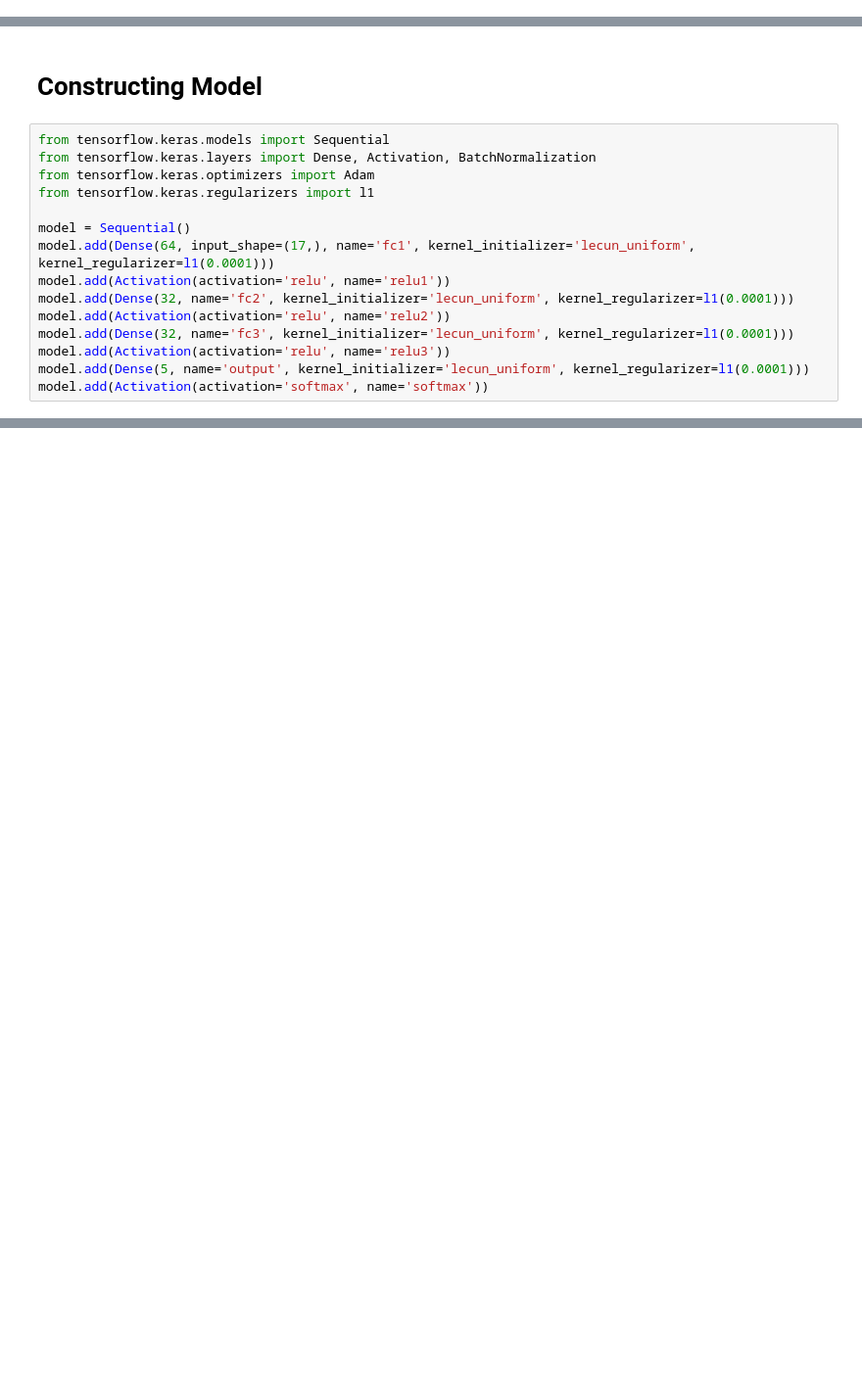
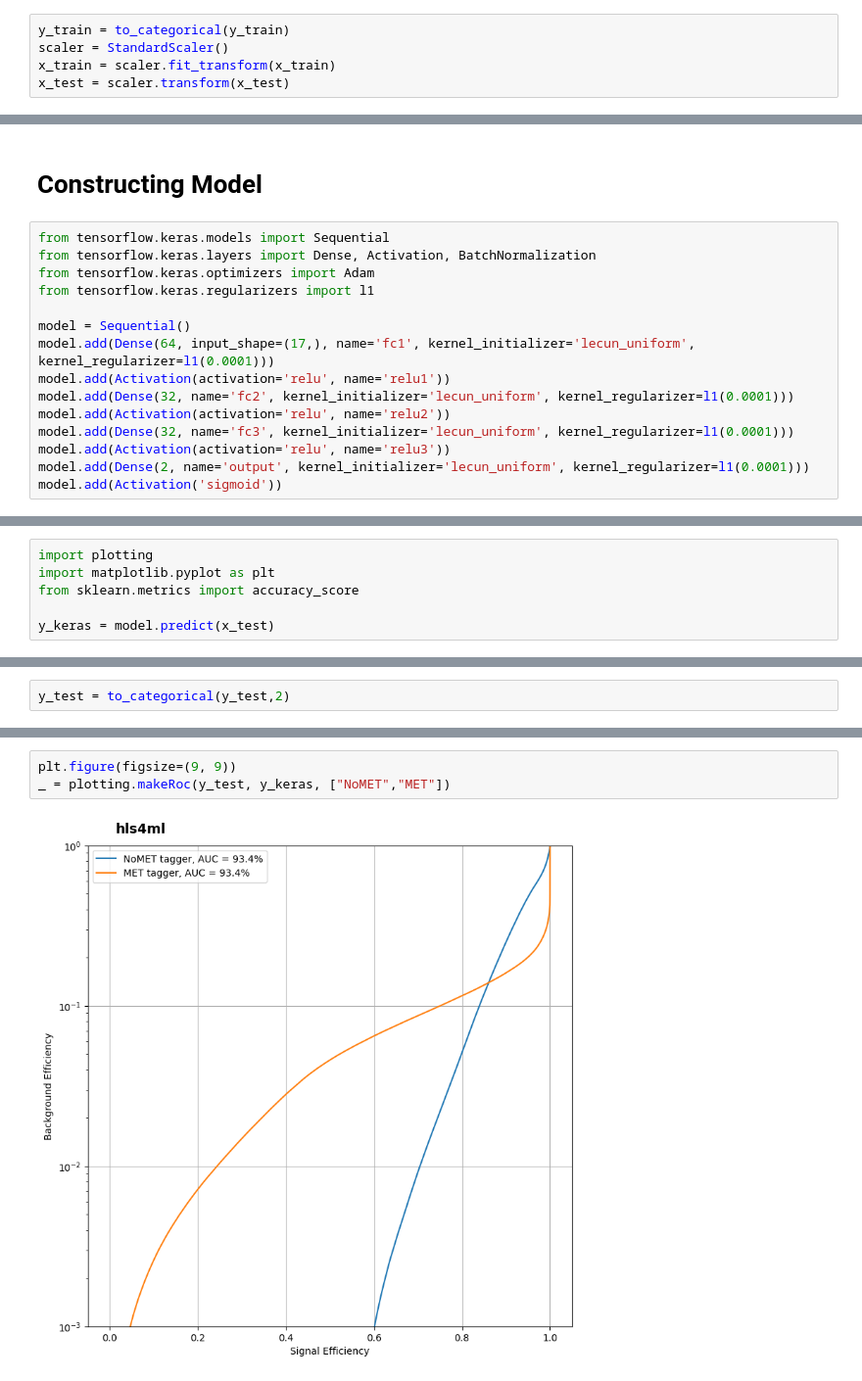
Before and after one commit to fatimargz/Locked-in-Leptons, a Jupyter notebook: DNN.ipynb, the cells around one changed output, grey strips where cells are left out. Shown at 98% size. Cells and saved outputs as stored; diff of their text form; blank space fills up the shorter version.

```diff
--- a/DNN.ipynb
+++ b/DNN.ipynb
@@ -78,0 +95,5 @@ x_train = np.stack([
+# %%
+y_train = to_categorical(y_train)
+scaler = StandardScaler()
+x_train = scaler.fit_transform(x_train)
+x_test = scaler.transform(x_test)
@@ -91,5 +122,5 @@ model.add(Dense(32, name='fc2', kernel_initializer='lecun_uniform', kernel_regul
 model.add(Activation(activation='relu', name='relu2'))
 model.add(Dense(32, name='fc3', kernel_initializer='lecun_uniform', kernel_regularizer=l1(0.0001)))
 model.add(Activation(activation='relu', name='relu3'))
-model.add(Dense(5, name='output', kernel_initializer='lecun_uniform', kernel_regularizer=l1(0.0001)))
-model.add(Activation(activation='softmax', name='softmax'))
+model.add(Dense(2, name='output', kernel_initializer='lecun_uniform', kernel_regularizer=l1(0.0001)))
+model.add(Activation('sigmoid'))
@@ -116,0 +160,6 @@ array([ 0.00000000e+00,  0.00000000e+00,  0.00000000e+00,  0.00000000e+00,
+# %%
+import plotting
+import matplotlib.pyplot as plt
+from sklearn.metrics import accuracy_score
+
+y_keras = model.predict(x_test)
@@ -116,0 +168,2 @@ array([ 0.00000000e+00,  0.00000000e+00,  0.00000000e+00,  0.00000000e+00,
+# %%
+y_test = to_categorical(y_test,2)
@@ -116,0 +180,5 @@ array([ 0.00000000e+00,  0.00000000e+00,  0.00000000e+00,  0.00000000e+00,
+# %%
+plt.figure(figsize=(9, 9))
+_ = plotting.makeRoc(y_test, y_keras, ["NoMET","MET"])
+# %% [output]
+[figure, added]
```
Also changed, not shown: parts of 16 cells of this notebook.
